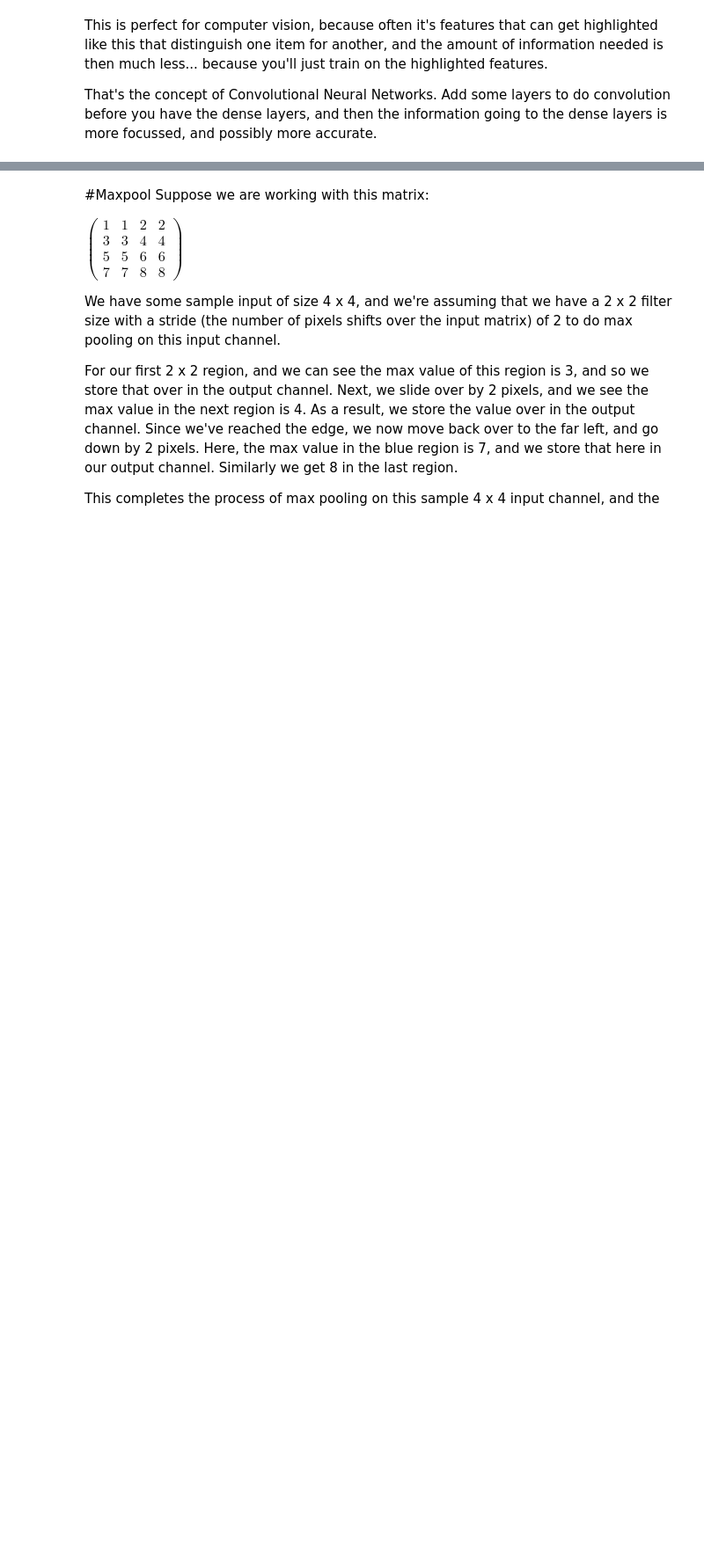
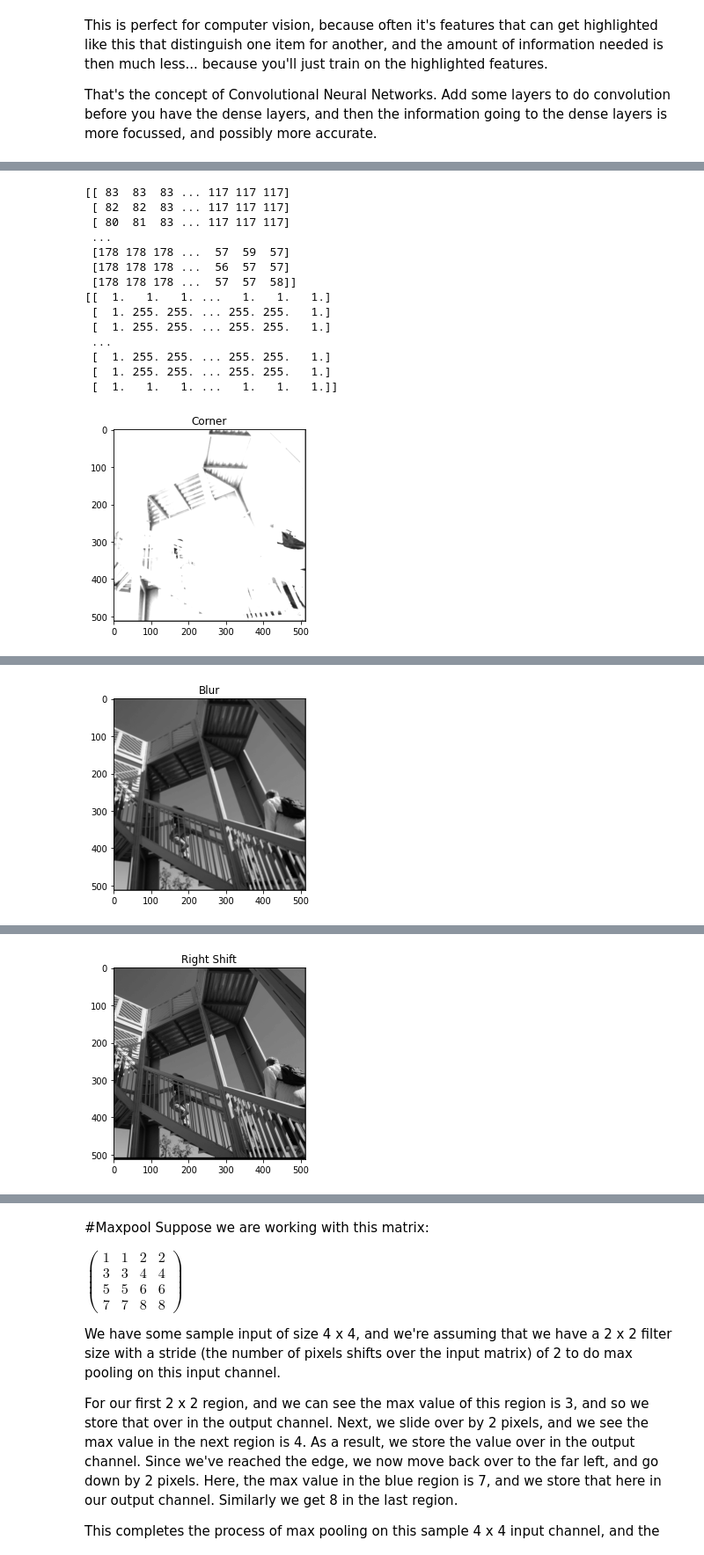
Before and after one commit to aru-g2004/MIT-SureStart-Machine-Learning-Google-Colab, a Jupyter notebook: Day_6_Introduction_to_CNNs_AG.ipynb, the cells around one changed output, grey strips where cells are left out. Shown at 88% size. Drawn from its saved outputs; the diff is of its cells as text; code cells hidden in the pictures; blank space fills up the shorter version.

```diff
--- a/Day_6_Introduction_to_CNNs_AG.ipynb
+++ b/Day_6_Introduction_to_CNNs_AG.ipynb
@@ -190,11 +208,11 @@ import math
 """ Enter your code for Question 2 here """
 #Filters
 
-# Change corner detection filter values here
-"""
-kernel_corner = np.array([[0,0,0],
-                        [0,0,0],
-                        [0,0,0]])
+# Change corner detection filter values here, could not find corner detection filter but I decided to guess what it may be
+
+kernel_corner = np.array([[1,1,1],
+                        [1,0,1],
+                        [1,1,1]])
 print(img)
 img_corner = convolute(img, size_x, size_y, kernel_corner)
 
@@ -204,63 +222,90 @@ print(img_corner)
 plt.imshow(img_corner)
 plt.title('Corner')
 plt.show()
-"""
 
-# Change blur filter values here
+
+# # Change blur filter values here
+
+kernel_blur = (1/9) * np.array([[1,1,1],
+                        [1,1,1],
+                        [1,1,1]])
+print(img)
+img_corner = convolute(img, size_x, size_y, kernel_blur)
+
+plt.gray()
+plt.grid(False)
+print(img_corner)
+plt.imshow(img_corner)
+plt.title('Blur')
+plt.show()
+
 
 ## use the same kernel / convolution / plotting code as above - make sure you change the variable names accordingly
 
+
 # Change shift filter values here
 
-## use the same kernel / convolution / plotting code as above - make sure you change the variable names accordingly
-# Change corner detection filter values here
-"""
 kernel_shift = np.array([[0,0,0],
-                        [0,0,0],
+                        [0,0,1],
                         [0,0,0]])
 print(img)
-img_shift = convolute(img, size_x, size_y, kernel_corner) # we might not be able to see shift by 1 pixel clearly, that's why we perform the shift 5 times
-img_shift = convolute(img_shift, size_x, size_y, kernel_corner)
-img_shift = convolute(img_shift, size_x, size_y, kernel_corner)
-img_shift = convolute(img_shift, size_x, size_y, kernel_corner)
-img_shift = convolute(img_shift, size_x, size_y, kernel_corner)
+img_shift = convolute(img, size_x, size_y, kernel_shift) # we might not be able to see shift by 1 pixel clearly, that's why we perform the shift 5 times
+img_shift = convolute(img_shift, size_x, size_y, kernel_shift)
+img_shift = convolute(img_shift, size_x, size_y, kernel_shift)
+img_shift = convolute(img_shift, size_x, size_y, kernel_shift)
+img_shift = convolute(img_shift, size_x, size_y, kernel_shift)
 
 plt.gray()
 plt.grid(False)
 print(img_shift)
 plt.imshow(img_shift)
-plt.title('Shift')
+plt.title('Right Shift')
 plt.show()
-"""
+
 
 # Change rotation filter values here
 
 ## use the same kernel / convolution / plotting code as above - make sure you change the variable names accordingly
-"""
+
 kernel_rotation = np.array([[math.cos(60),-math.sin(60),0],
                             [math.sin(60),math.cos(60),0],
                             [0,0,1]])
 img_rotation = convolute(img, size_x, size_y, kernel_rotation)
 
 plt.gray()
 plt.grid(False)
 plt.imshow(img_rotation)
 plt.title('Rotation')
 plt.show()
-"""
+
 
 # Change sharpen filter values here
 
 ## use the same kernel / convolution / plotting code as above - make sure you change the variable names accordingly
-"""
-kernel_sharpen = np.array([[0,0,0],
-                        [0,0,0],
-                        [0,0,0]])
+
+kernel_sharpen = np.array([[0,-1,0],
+                        [-1,5,-1],
+                        [0,-1,0]])
 img_sharpen = convolute(img, size_x, size_y, kernel_sharpen)
 
 plt.gray()
 plt.grid(False)
 plt.imshow(img_sharpen)
 plt.title('Sharpen')
 plt.show()
-"""
+# %% [output]
+[[ 83  83  83 ... 117 117 117]
+ [ 82  82  83 ... 117 117 117]
+ [ 80  81  83 ... 117 117 117]
+ ...
+ [178 178 178 ...  57  59  57]
+ [178 178 178 ...  56  57  57]
+ [178 178 178 ...  57  57  58]]
+[[  1.   1.   1. ...   1.   1.   1.]
+ [  1. 255. 255. ... 255. 255.   1.]
+ [  1. 255. 255. ... 255. 255.   1.]
+ ...
+ [  1. 255. 255. ... 255. 255.   1.]
+ [  1. 255. 255. ... 255. 255.   1.]
+ [  1.   1.   1. ...   1.   1.   1.]]
+[figure, added]
@@ -266,0 +332 @@ plt.show()
+[figure, added]
@@ -266,0 +347 @@ plt.show()
+[figure, added]
```
Also changed, not shown: parts of 23 cells of this notebook.
